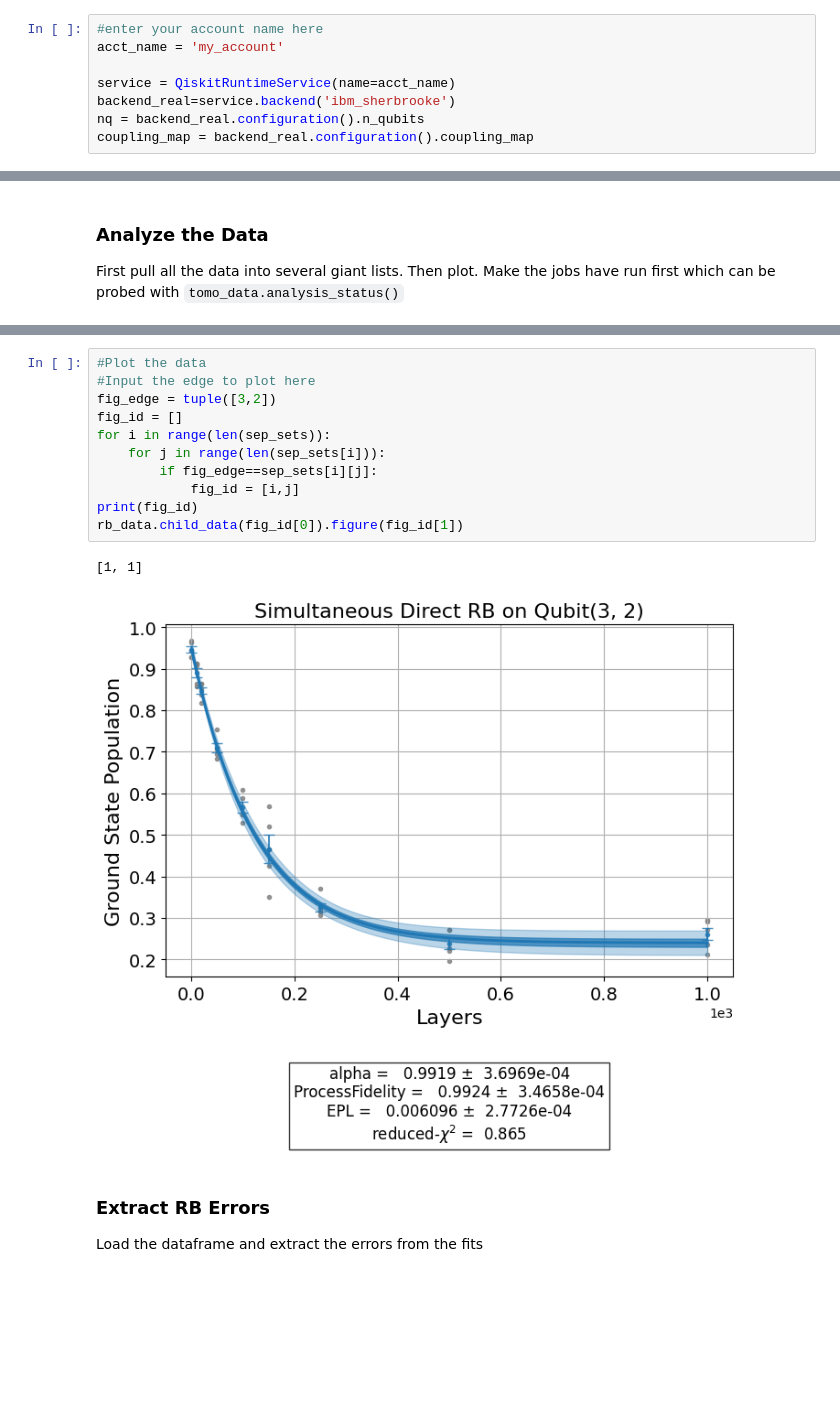
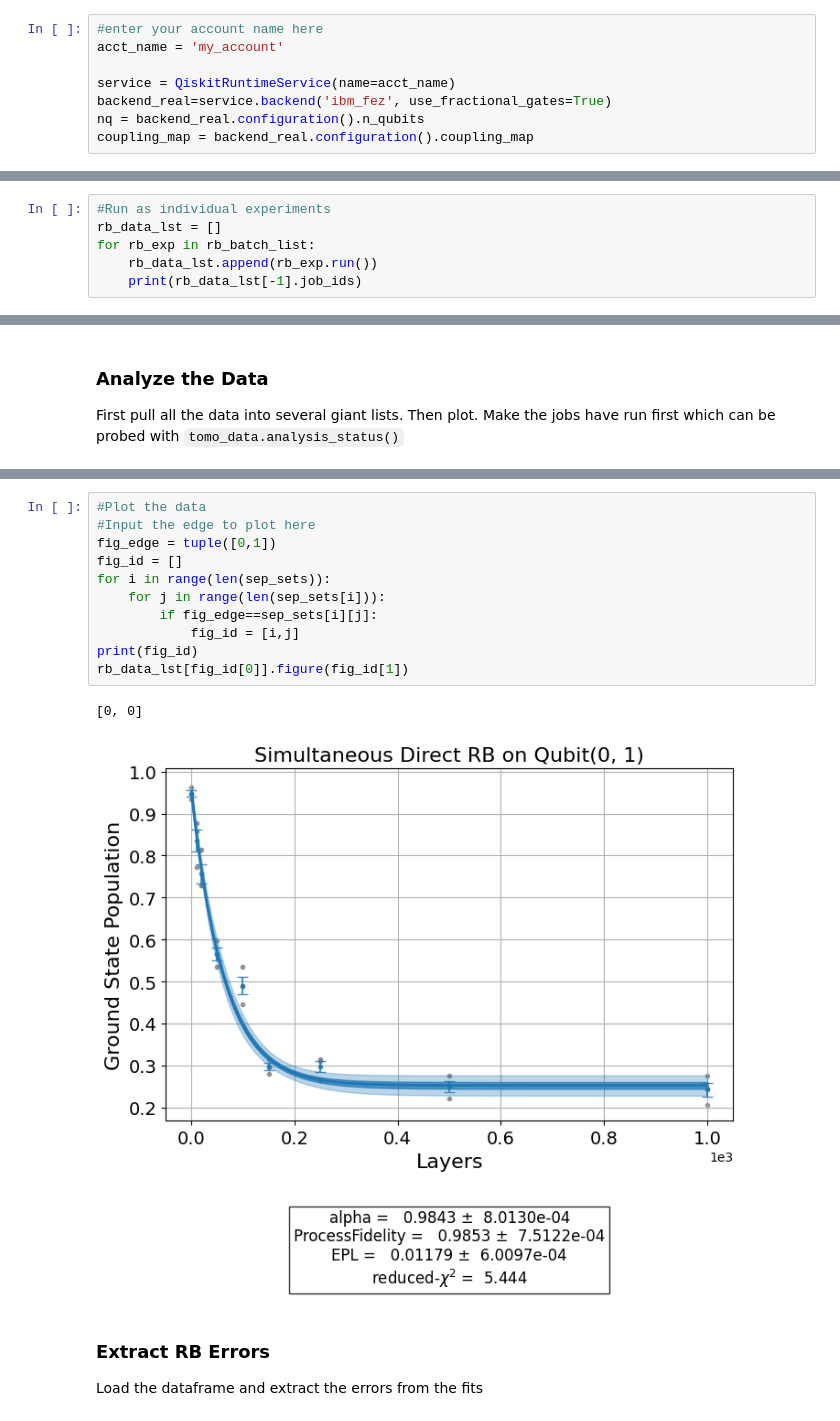
Before and after one commit to qiskit-community/qiskit-device-benchmarking, a Jupyter notebook: notebooks/device_rb_w_lf.ipynb, the cells around one changed output, grey strips where cells are left out. Drawn from its saved outputs; the diff is of its cells as text; blank space fills up the shorter version.

```diff
--- a/notebooks/device_rb_w_lf.ipynb
+++ b/notebooks/device_rb_w_lf.ipynb
@@ -23,7 +26,7 @@ from qiskit_device_benchmarking.utilities import layer_fidelity_utils as lfu
 acct_name = 'my_account'
 
 service = QiskitRuntimeService(name=acct_name)
-backend_real=service.backend('ibm_sherbrooke')
+backend_real=service.backend('ibm_fez', use_fractional_gates=True)
 nq = backend_real.configuration().n_qubits
 coupling_map = backend_real.configuration().coupling_map
 # %% [markdown]
@@ -92,0 +149,6 @@ Wall time: 1min 44s
+# %%
+#Run as individual experiments
+rb_data_lst = []
+for rb_exp in rb_batch_list:
+    rb_data_lst.append(rb_exp.run())
+    print(rb_data_lst[-1].job_ids)
@@ -113,17 +181,17 @@ rb_data.analysis_status()
 # %%
 #Plot the data
 #Input the edge to plot here
-fig_edge = tuple([3,2])
+fig_edge = tuple([0,1])
 fig_id = []
 for i in range(len(sep_sets)):
     for j in range(len(sep_sets[i])):
         if fig_edge==sep_sets[i][j]:
             fig_id = [i,j]
 print(fig_id)
-rb_data.child_data(fig_id[0]).figure(fig_id[1])
+rb_data_lst[fig_id[0]].figure(fig_id[1])
 # %% [output]
-[1, 1]
+[0, 0]
-[figure, old version]
+[figure, new version]
 # %% [markdown]
 ### Extract RB Errors
 Load the dataframe and extract the errors from the fits
```
Also changed, not shown: parts of 7 cells of this notebook.
